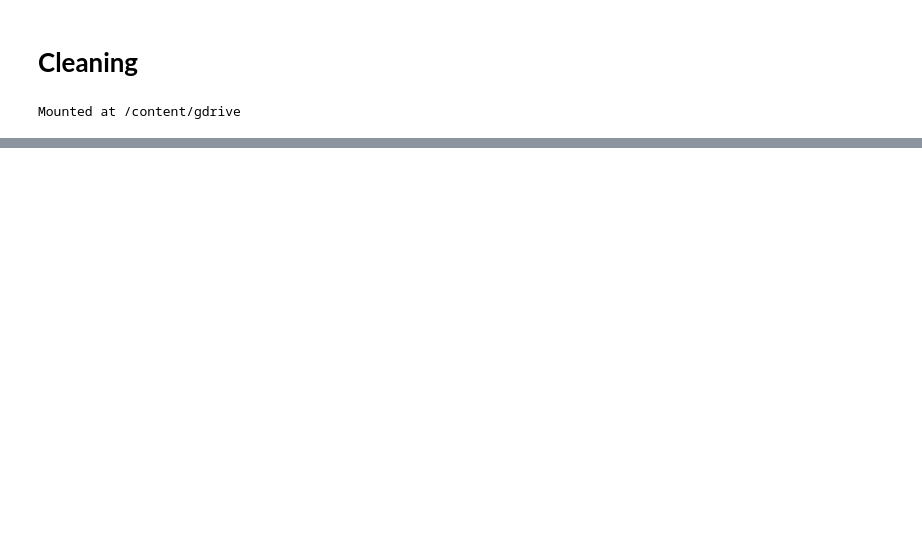
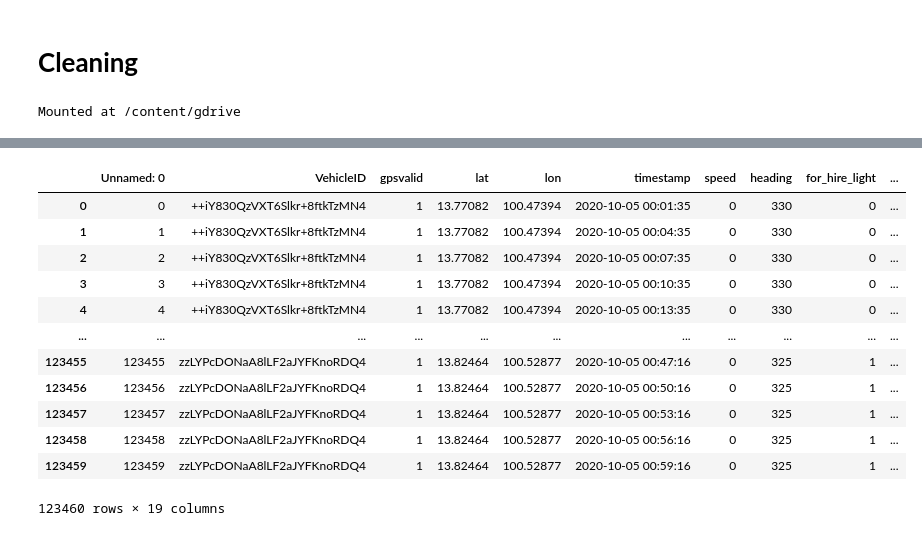
Before and after one commit to tchtan/Taxi-Analytics, a Jupyter notebook: taxi.ipynb, the cells around one changed output, grey strips where cells are left out. Drawn from its saved outputs; the diff is of its cells as text; code cells hidden in the pictures; blank space fills up the shorter version.

```diff
--- a/taxi.ipynb
+++ b/taxi.ipynb
@@ -620,0 +779,17 @@ for fname in glob.glob(path):
+# %%
+d = pd.read_csv('/content/gdrive/MyDrive/2020/202010/20201005/20201005-00.csv')
+d
+# %% [output]
+|  | Unnamed: 0 | VehicleID | gpsvalid | lat | lon | timestamp | speed | heading | for_hire_light | ... |
+| 0 | 0 | ++iY830QzVXT6Slkr+8ftkTzMN4 | 1 | 13.77082 | 100.47394 | 2020-10-05 00:01:35 | 0 | 330 | 0 | ... |
+| 1 | 1 | ++iY830QzVXT6Slkr+8ftkTzMN4 | 1 | 13.77082 | 100.47394 | 2020-10-05 00:04:35 | 0 | 330 | 0 | ... |
+| 2 | 2 | ++iY830QzVXT6Slkr+8ftkTzMN4 | 1 | 13.77082 | 100.47394 | 2020-10-05 00:07:35 | 0 | 330 | 0 | ... |
+| 3 | 3 | ++iY830QzVXT6Slkr+8ftkTzMN4 | 1 | 13.77082 | 100.47394 | 2020-10-05 00:10:35 | 0 | 330 | 0 | ... |
+| 4 | 4 | ++iY830QzVXT6Slkr+8ftkTzMN4 | 1 | 13.77082 | 100.47394 | 2020-10-05 00:13:35 | 0 | 330 | 0 | ... |
+| ... | ... | ... | ... | ... | ... | ... | ... | ... | ... | ... |
+| 123455 | 123455 | zzLYPcDONaA8lLF2aJYFKnoRDQ4 | 1 | 13.82464 | 100.52877 | 2020-10-05 00:47:16 | 0 | 325 | 1 | ... |
+| 123456 | 123456 | zzLYPcDONaA8lLF2aJYFKnoRDQ4 | 1 | 13.82464 | 100.52877 | 2020-10-05 00:50:16 | 0 | 325 | 1 | ... |
+| 123457 | 123457 | zzLYPcDONaA8lLF2aJYFKnoRDQ4 | 1 | 13.82464 | 100.52877 | 2020-10-05 00:53:16 | 0 | 325 | 1 | ... |
+| 123458 | 123458 | zzLYPcDONaA8lLF2aJYFKnoRDQ4 | 1 | 13.82464 | 100.52877 | 2020-10-05 00:56:16 | 0 | 325 | 1 | ... |
+| 123459 | 123459 | zzLYPcDONaA8lLF2aJYFKnoRDQ4 | 1 | 13.82464 | 100.52877 | 2020-10-05 00:59:16 | 0 | 325 | 1 | ... |
+123460 rows × 19 columns
```
Also changed, not shown: parts of 37 cells of this notebook.
